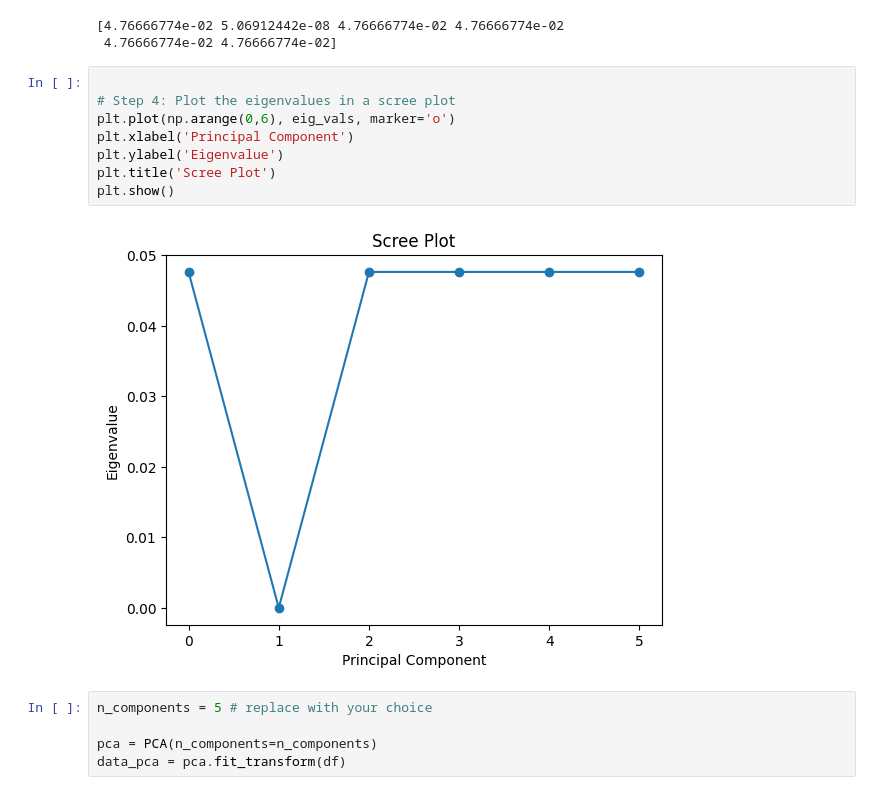
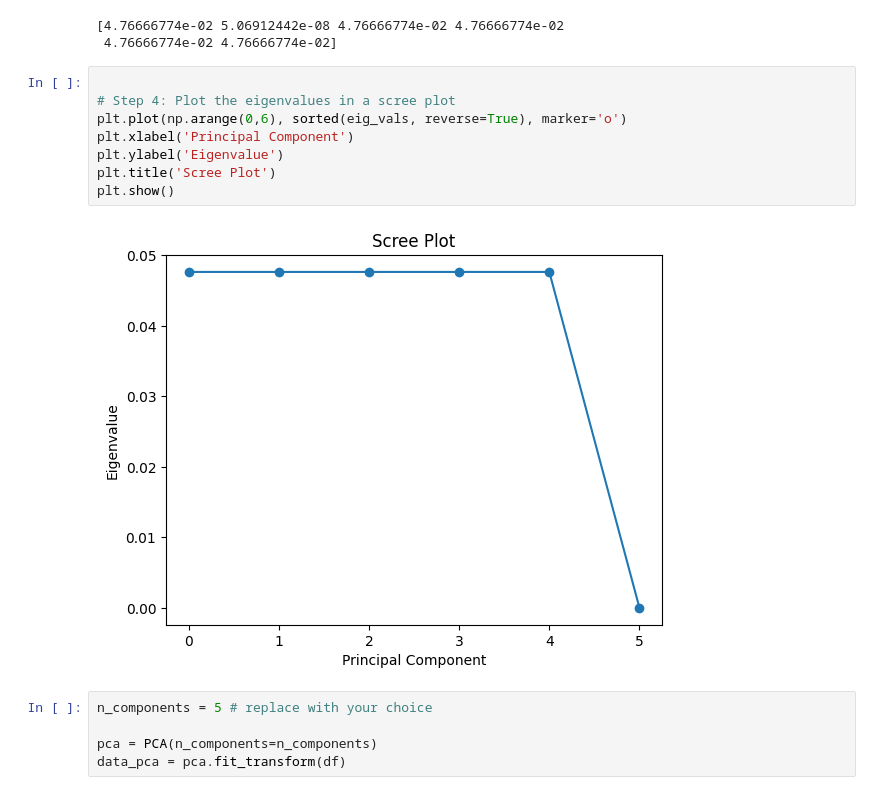
Before and after one commit to JaswanthKrishnaE/Stock-portfolio-analysis-using-multivariate-linear-regression, a Jupyter notebook: LinearRegression.ipynb, the cells around one changed output. Drawn from its saved outputs; the diff is of its cells as text.

```diff
--- a/LinearRegression copy.ipynb
+++ b/LinearRegression.ipynb
@@ -193,13 +193,13 @@ print(eig_vals)
 # %%
 
 # Step 4: Plot the eigenvalues in a scree plot
-plt.plot(np.arange(0,6), eig_vals, marker='o')
+plt.plot(np.arange(0,6), sorted(eig_vals, reverse=True), marker='o')
 plt.xlabel('Principal Component')
 plt.ylabel('Eigenvalue')
 plt.title('Scree Plot')
 plt.show()
 # %% [output]
-[figure, old version]
+[figure, new version]
 # %%
 n_components = 5 # replace with your choice
 
```
Also changed, not shown: parts of 19 cells of this notebook, 3 other files.
